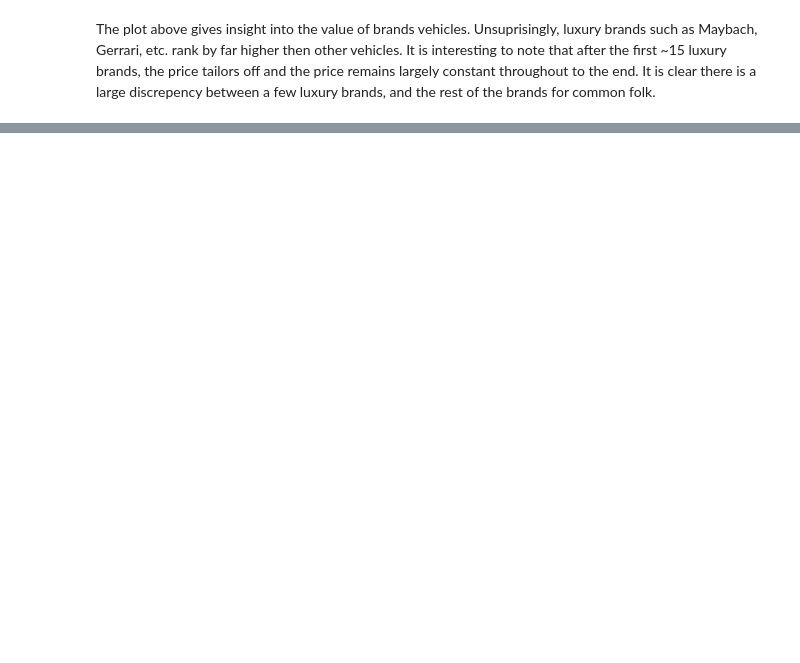
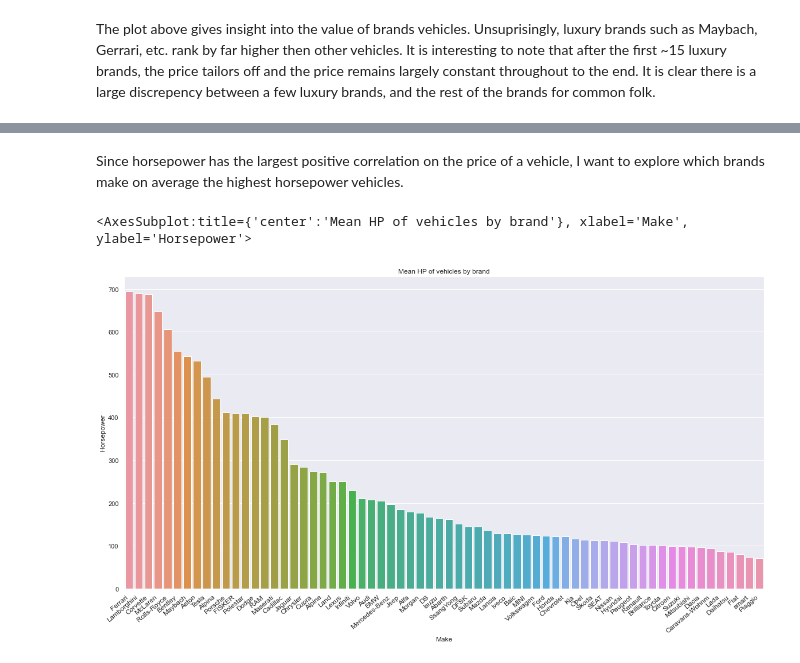
Before and after one commit to jared-p/Data-Analysis-of-German-Car-Marketplace, a Jupyter notebook: analysis/milestone2.ipynb, the cells around one changed output, grey strips where cells are left out. Cells and saved outputs as stored; diff of their text form; code cells hidden in the pictures; blank space fills up the shorter version.

```diff
--- a/analysis/milestone2.ipynb
+++ b/analysis/milestone2.ipynb
@@ -233,0 +248,12 @@ The plot above gives insight into the value of brands vehicles. Unsuprisingly, l
+# %% [markdown]
+Since horsepower has the largest positive correlation on the price of a vehicle, I want to explore which brands make on average the highest horsepower vehicles.
+# %%
+plt.figure(figsize=(20, 10))
+make_hp = df.groupby("make")["hp"].mean().reset_index().sort_values('hp', ascending=False)
+plot = sns.barplot(x = "make", y = "hp", data = make_hp)
+plot.set_xticklabels(plot.get_xticklabels(), rotation=40, ha="right", fontsize=12)
+plot.set(title="Mean HP of vehicles by brand", xlabel="Make", ylabel="Horsepower")
+plot
+# %% [output]
+<AxesSubplot:title={'center':'Mean HP of vehicles by brand'}, xlabel='Make', ylabel='Horsepower'>
+[figure, added]
```
Also changed, not shown: parts of 27 cells of this notebook.
